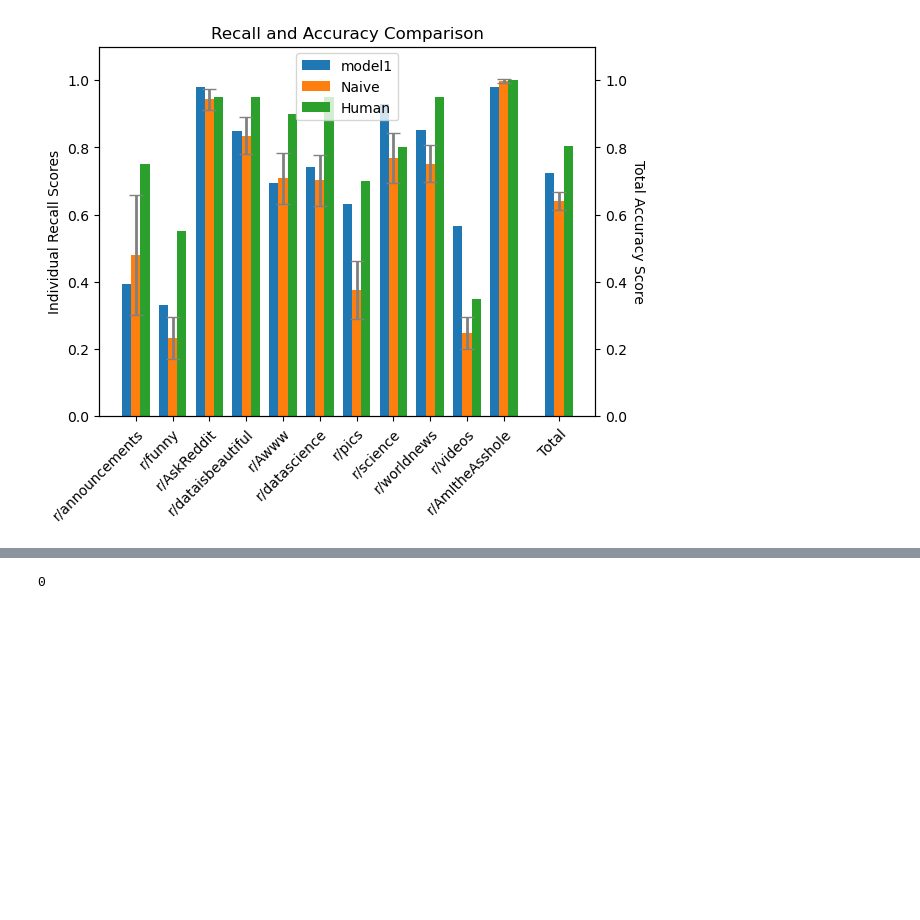
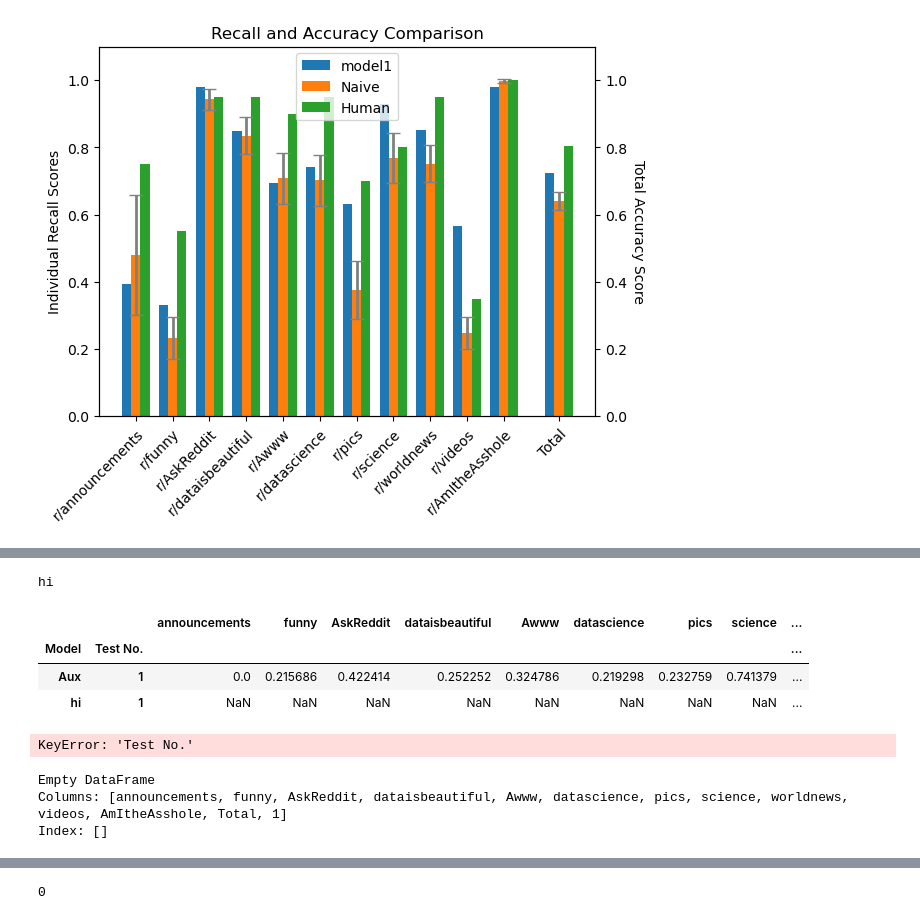
Before and after one commit to rainonej/Reddit-Projects, a Jupyter notebook: Subreddit Predictions/Model Comparison 2.ipynb, the cells around one changed output, grey strips where cells are left out. Saved outputs shown, nothing was run; the diff lists cells and outputs as text; code cells hidden in the pictures; blank space fills up the shorter version.

```diff
--- a/Subreddit Predictions/Model Comparison 2.ipynb
+++ b/Subreddit Predictions/Model Comparison 2.ipynb
@@ -512,0 +634,6 @@ print(dic2)
+# %%
+#obj.Cross_Validation_Results.drop('Aux', inplace=True)
+obj = UPDATE_obj(obj,path)
+#obj.Cross_Validation_Results
+
+obj.new_validate('Aux', 5)
@@ -512,0 +731,18 @@ print(dic2)
+# %%
+time.sleep(2)
+print('hi')
+# %% [output]
+hi
+# %%
+temp_df = obj.Cross_Validation_Results.copy()
+temp_df.loc[('hi',1), :] = {}
+temp_df
+# %% [output]
+|  |  | announcements | funny | AskReddit | dataisbeautiful | Awww | datascience | pics | science | ... |
+| Model | Test No. |  |  |  |  |  |  |  |  | ... |
+| Aux | 1 | 0.0 | 0.215686 | 0.422414 | 0.252252 | 0.324786 | 0.219298 | 0.232759 | 0.741379 | ... |
+| hi | 1 | NaN | NaN | NaN | NaN | NaN | NaN | NaN | NaN | ... |
+# %%
+temp_df['Test No.']
+# %% [output]
+KeyError: 'Test No.'
@@ -513,3 +755,10 @@ print(dic2)
+# %%
+temp_df = obj.Cross_Validation_Results.copy().drop('Aux')
+print(temp_df)
+# %% [output]
+Empty DataFrame
+Columns: [announcements, funny, AskReddit, dataisbeautiful, Awww, datascience, pics, science, worldnews, videos, AmItheAsshole, Total, 1]
+Index: []
 # %%
 obj.new_test_model('Aux')
 obj.new_test_model('BoC')
```
Also changed, not shown: parts of 15 cells of this notebook, 1 other file.
